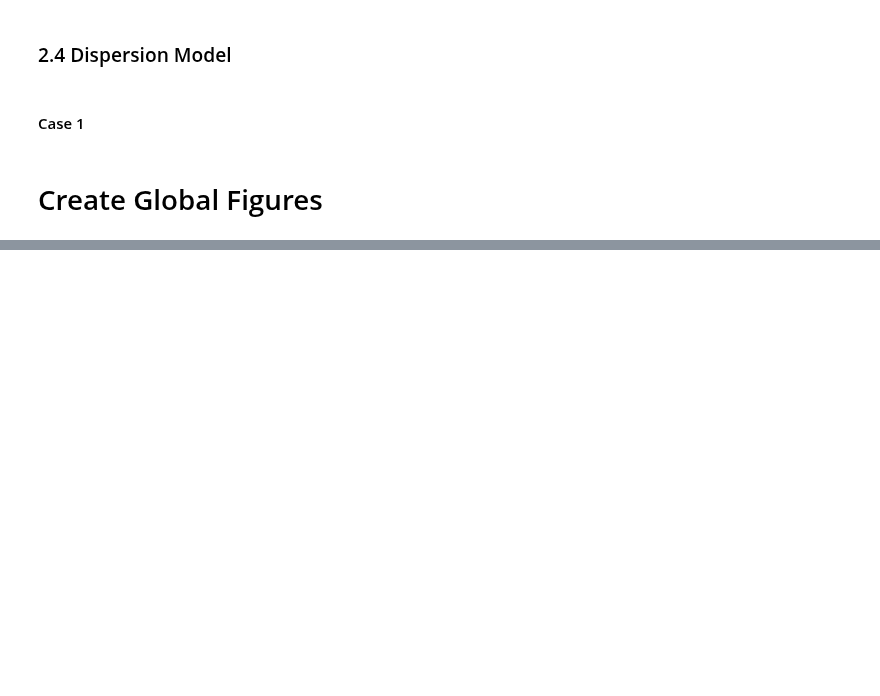
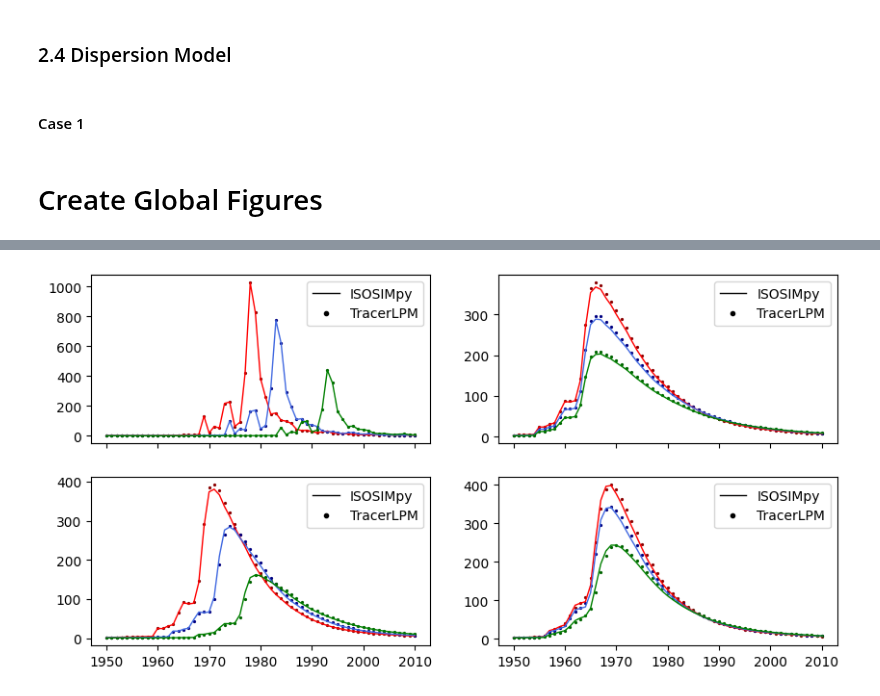
Before and after one commit to iGW-TU-Dresden/PyTracerLab, a Jupyter notebook: docs/examples/example_07.ipynb, the cells around one changed output, grey strips where cells are left out. Saved outputs shown, nothing was run; the diff lists cells and outputs as text; code cells hidden in the pictures; blank space fills up the shorter version.

Commit message:
update benchmark

```diff
--- a/docs/examples/example_07.ipynb
+++ b/docs/examples/example_07.ipynb
@@ -714,0 +714,45 @@ for i in range(4):
+# %%
+fig, ax = plt.subplots(
+    2, 2,
+    figsize=(10, 5),
+    sharex="col"
+)
+
+simulation_data = [pm_sims, em_sims, epm_sims, dm_sims]
+benchmark_data = [pm_bms, em_bms, epm_bms, dm_bms]
+
+colors_1 = ["red", "royalblue", "green"]
+colors_2 = ["darkred", "navy", "darkgreen"]
+
+# iterate over models / units
+for i in range(4):
+    unit_sims = simulation_data[i]
+    unit_bms = benchmark_data[i]
+
+    ax_ = ax.flatten()[i]
+
+    for j in range(len(unit_sims)):
+        # plot simulation
+        ax_.plot(
+            unit_sims[j].index,
+            unit_sims[j].values,
+            c=colors_1[j],
+            lw=1.
+        )
+        # plot benchmark
+        ax_.scatter(
+            unit_bms[j].index,
+            unit_bms[j].values,
+            c=colors_2[j],
+            marker=".",
+            s=7.
+        )
+    # compose legend
+    legend_elements = [
+        Line2D([0], [0], color="k", lw=1, label="ISOSIMpy"),
+        Line2D([0], [0], marker=".", color="w",
+               markerfacecolor="k", markeredgecolor="k", label="TracerLPM")
+               ]
+    ax_.legend(handles=legend_elements, loc="upper right")
+# %% [output]
+[figure, added]
```
Also changed, not shown: parts of 2 cells of this notebook.
